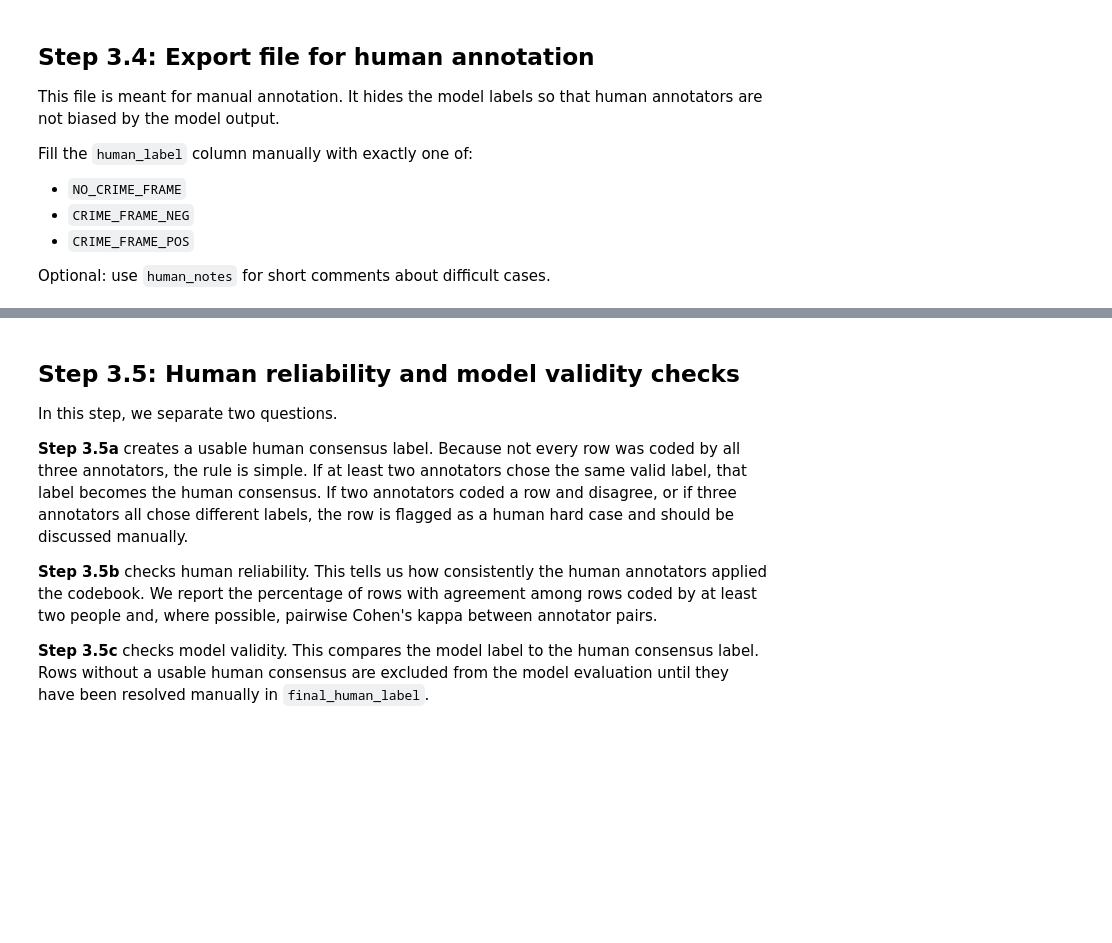
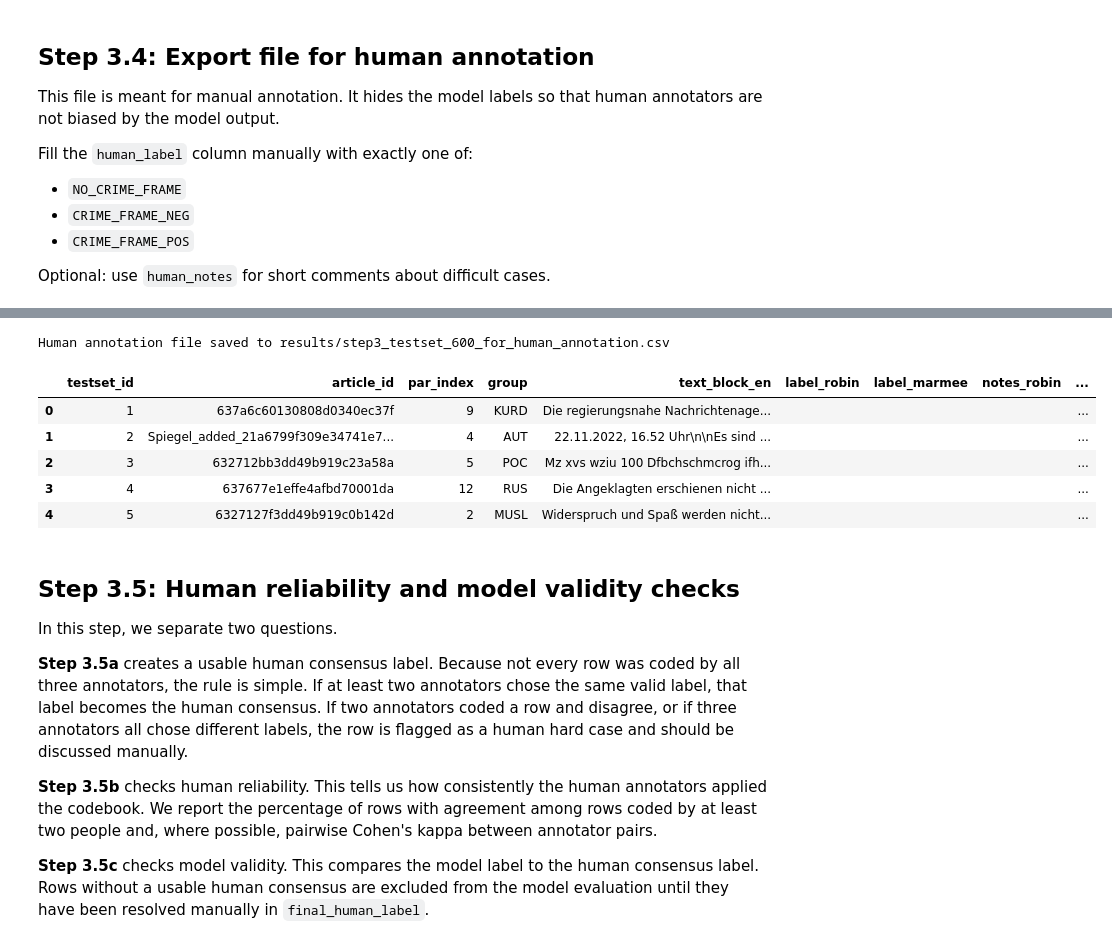
Before and after one commit to marmeepandya/CAC-Project, a Jupyter notebook: framing_annotation_step_3.ipynb, the cells around one changed output, grey strips where cells are left out. Saved outputs shown, nothing was run; the diff lists cells and outputs as text; code cells hidden in the pictures; blank space fills up the shorter version.

Commit message:
#new random sample (n=600)

```diff
--- a/framing_annotation_step_3.ipynb
+++ b/framing_annotation_step_3.ipynb
@@ -417,6 +417,53 @@ Human annotation file saved to results/step3_testset_500_for_human_annotation.cs
 | 2 | 3 | 632712a23dd49b919c1a13db | 5 | REFUG | In Griechenland werden [Gruppe 1]... |  |  |  | ... |
 | 3 | 4 | 632712b03dd49b919c1f6623 | 6 | JESID | Al-Kuraischi sprengte sich selbst... |  |  |  | ... |
 | 4 | 5 | Mmnews_added_c4d96bca88e842d7092f... | 3 | REFUG | Der SPD-Vorsitzende Lars Klingbei... |  |  |  | ... |
+# %%
+#for new random testset n=600 (run 10x modellabel on each cell)
+from pathlib import Path
+import pandas as pd
+
+# Config
+RESULTS_DIR = Path("results")
+RESULTS_DIR.mkdir(exist_ok=True)
+
+# Input file
+STEP2_600_INPUT = RESULTS_DIR / "annotation_step2_2_fillseed100_n600_runs10.csv"
+
+# Output file
+STEP3_TESTSET_600_FOR_HUMAN_ANNOTATION = RESULTS_DIR / "step3_testset_600_for_human_annotation.csv"
+
+# Load existing 600-row CSV
+step3_testset = pd.read_csv(STEP2_600_INPUT)
+
+# Add testset_id if it does not exist yet
+if "testset_id" not in step3_testset.columns:
+    step3_testset.insert(0, "testset_id", range(1, len(step3_testset) + 1))
+
+# Create human annotation export
+human_export = step3_testset[
+    ["testset_id", "article_id", "par_index", "group", "text_block_en"]
+].copy()
+
+human_export["label_robin"] = ""
+human_export["label_marmee"] = ""
+
+human_export["notes_robin"] = ""
+human_export["notes_marmee"] = ""
+
+# Save human annotation file
+human_export.to_csv(STEP3_TESTSET_600_FOR_HUMAN_ANNOTATION, index=False)
+
+print(f"Human annotation file saved to {STEP3_TESTSET_600_FOR_HUMAN_ANNOTATION}")
+
+human_export.head()
+# %% [output]
+Human annotation file saved to results/step3_testset_600_for_human_annotation.csv
+|  | testset_id | article_id | par_index | group | text_block_en | label_robin | label_marmee | notes_robin | ... |
+| 0 | 1 | 637a6c60130808d0340ec37f | 9 | KURD | Die regierungsnahe Nachrichtenage... |  |  |  | ... |
+| 1 | 2 | Spiegel_added_21a6799f309e34741e7... | 4 | AUT | 22.11.2022, 16.52 Uhr\n\nEs sind ... |  |  |  | ... |
+| 2 | 3 | 632712bb3dd49b919c23a58a | 5 | POC | Mz xvs wziu 100 Dfbchschmcrog ifh... |  |  |  | ... |
+| 3 | 4 | 637677e1effe4afbd70001da | 12 | RUS | Die Angeklagten erschienen nicht ... |  |  |  | ... |
+| 4 | 5 | 6327127f3dd49b919c0b142d | 2 | MUSL | Widerspruch und Spaß werden nicht... |  |  |  | ... |
 # %% [markdown]
 ## Step 3.5: Human reliability and model validity checks
 
```
Also changed, not shown: 3 other files.
